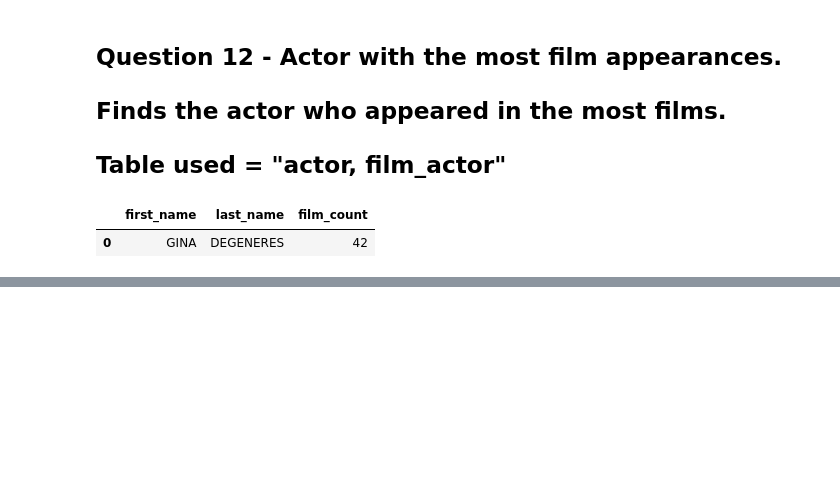
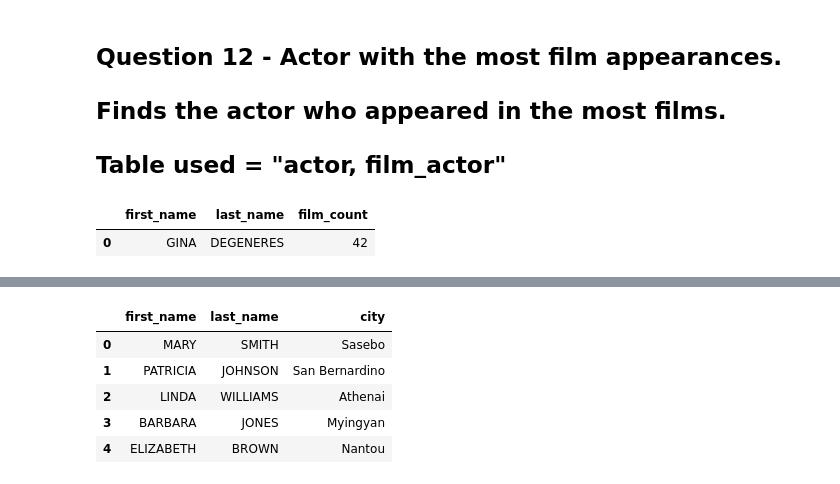
Before and after one commit to VictorCali1702/Sakila_sql_python_project, a Jupyter notebook: notebooks/analysis_report.ipynb, the cells around one changed output, grey strips where cells are left out. Saved outputs shown, nothing was run; the diff lists cells and outputs as text; code cells hidden in the pictures; blank space fills up the shorter version.

Commit message:
Adding new queries based on INNER JOIN ON SQL 13-16

```diff
--- a/notebooks/analysis_report.ipynb
+++ b/notebooks/analysis_report.ipynb
@@ -306,0 +311,18 @@ df_ActorAppearances.head()
+# %%
+query_13 = """
+select c.first_name, c.last_name, ci.city
+from customer c
+INNER JOIN address a ON c.address_id = a.address_id
+INNER JOIN city ci ON a.city_id = ci.city_id;
+"""
+df_customersCity = pd.read_sql(query_13, conn)
+df_customersCity.to_csv("../reports/Question13_Customers_City.csv", index = False)
+# %%
+df_customersCity.head()
+# %% [output]
+|  | first_name | last_name | city |
+| 0 | MARY | SMITH | Sasebo |
+| 1 | PATRICIA | JOHNSON | San Bernardino |
+| 2 | LINDA | WILLIAMS | Athenai |
+| 3 | BARBARA | JONES | Myingyan |
+| 4 | ELIZABETH | BROWN | Nantou |
```
Also changed, not shown: parts of 10 cells of this notebook, 8 other files.
